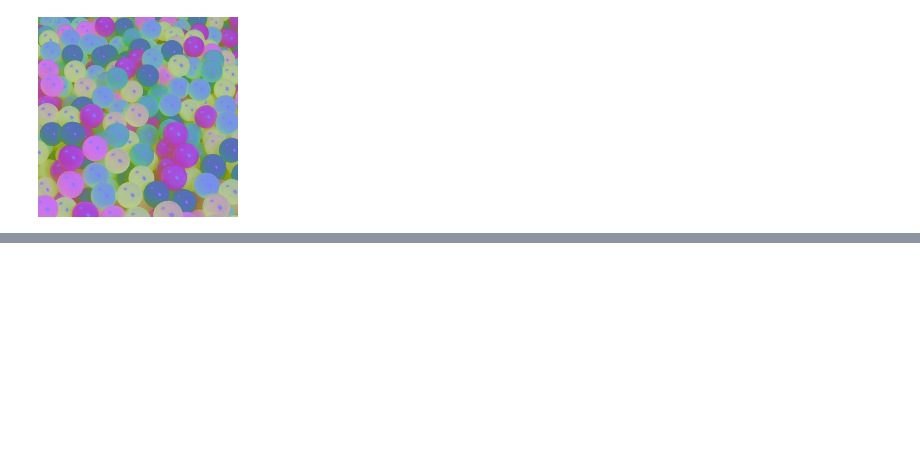
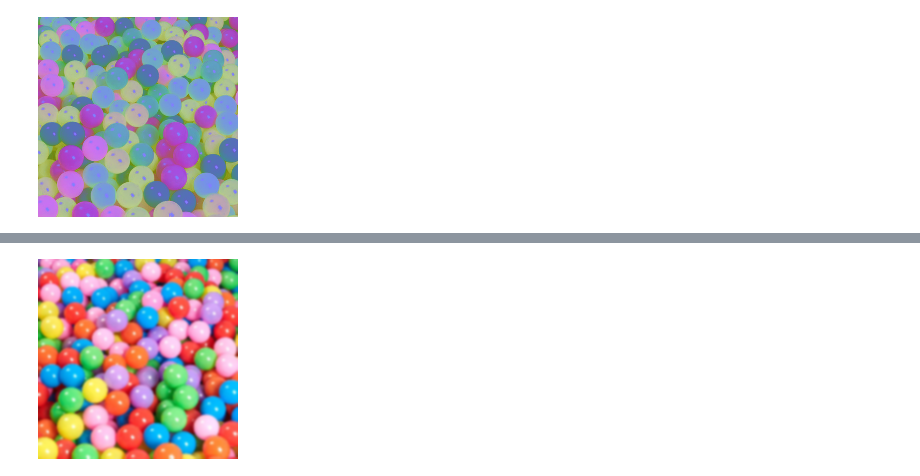
Before and after one commit to jinfeijoy/computer_vision, a Jupyter notebook: CV_for_beginners.ipynb, the cells around one changed output, grey strips where cells are left out. Saved outputs shown, nothing was run; the diff lists cells and outputs as text; code cells hidden in the pictures; blank space fills up the shorter version.

```diff
--- a/CV_for_beginners.ipynb
+++ b/CV_for_beginners.ipynb
@@ -97,0 +166,5 @@ cv2_imshow(LAB_image)
+# %%
+Blur_image = cv2.GaussianBlur(img, (5,5), sigmaX = 0, sigmaY = 0)
+cv2_imshow(Blur_image)
+# %% [output]
+[figure, added]
```
Also changed, not shown: parts of 17 cells of this notebook.
